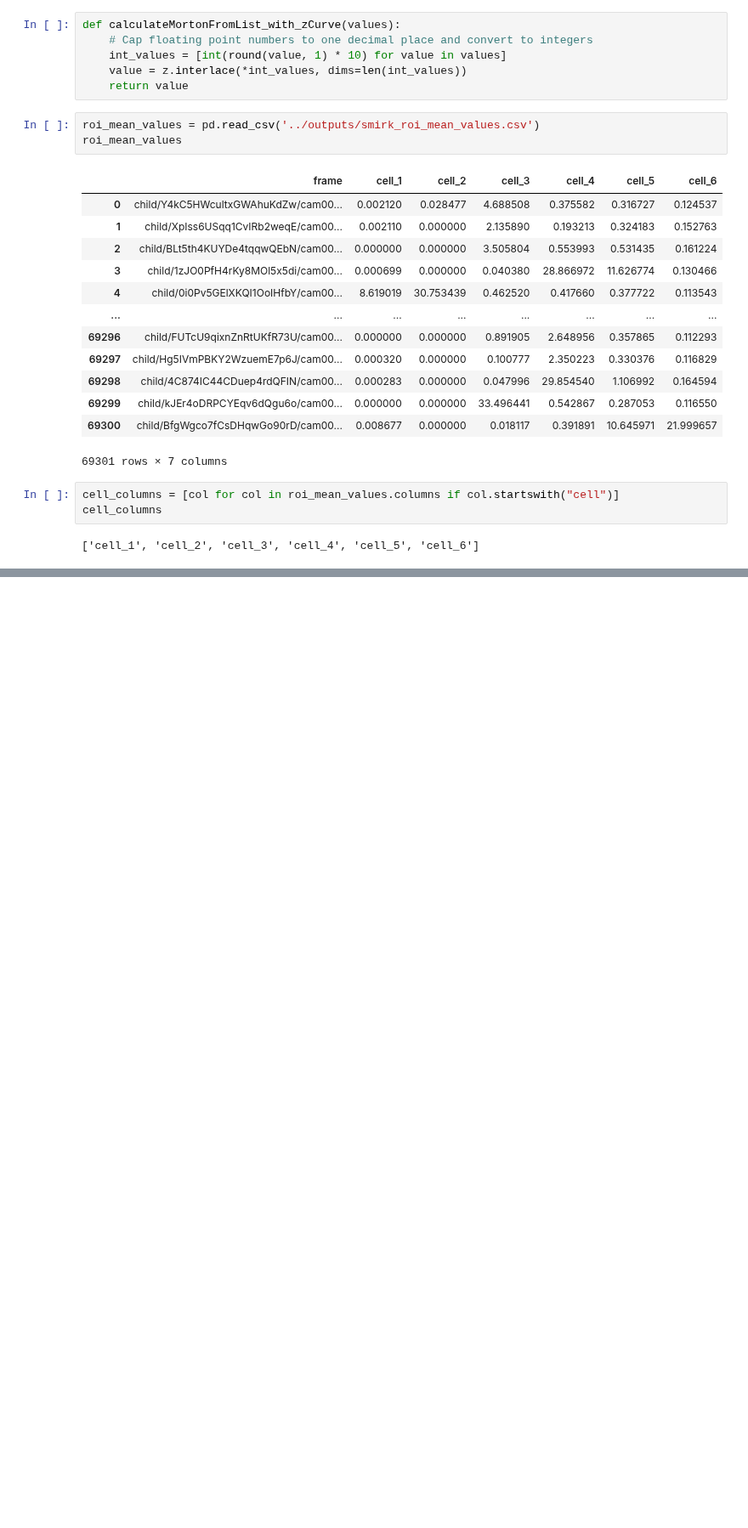
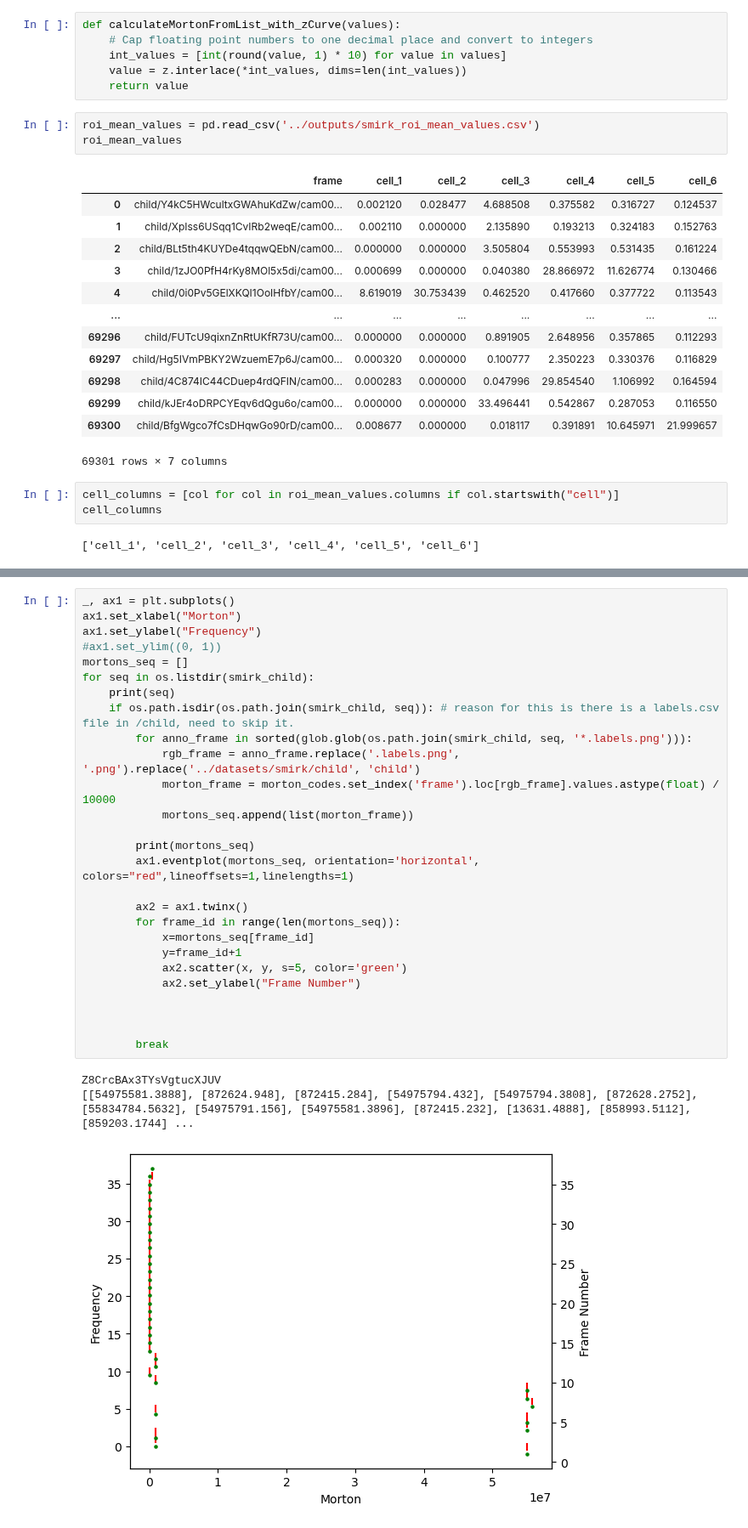
Before and after one commit to Claud1234/PCICF, a Jupyter notebook: ipython/computing_morton_and_plot.ipynb, the cells around one changed output, grey strips where cells are left out. Shown at 85% size. Drawn from its saved outputs; the diff is of its cells as text; blank space fills up the shorter version.

```diff
--- a/ipython/computing_morton_and_plot.ipynb
+++ b/ipython/computing_morton_and_plot.ipynb
@@ -69,0 +148,31 @@ morton_codes.to_csv('../outputs/morton_codes_all.csv', sep=';', index=False)
+# %%
+_, ax1 = plt.subplots()
+ax1.set_xlabel("Morton")
+ax1.set_ylabel("Frequency")
+#ax1.set_ylim((0, 1))
+mortons_seq = []
+for seq in os.listdir(smirk_child):
+    print(seq)
+    if os.path.isdir(os.path.join(smirk_child, seq)): # reason for this is there is a labels.csv file in /child, need to skip it.
+        for anno_frame in sorted(glob.glob(os.path.join(smirk_child, seq, '*.labels.png'))):
+            rgb_frame = anno_frame.replace('.labels.png', '.png').replace('../datasets/smirk/child', 'child')
+            morton_frame = morton_codes.set_index('frame').loc[rgb_frame].values.astype(float) / 10000
+            mortons_seq.append(list(morton_frame))
+
+        print(mortons_seq)
+        ax1.eventplot(mortons_seq, orientation='horizontal', colors="red",lineoffsets=1,linelengths=1)
+
+        ax2 = ax1.twinx()
+        for frame_id in range(len(mortons_seq)):
+            x=mortons_seq[frame_id]
+            y=frame_id+1
+            ax2.scatter(x, y, s=5, color='green')
+            ax2.set_ylabel("Frame Number")
+
+
+
+        break
+# %% [output]
+Z8CrcBAx3TYsVgtucXJUV
+[[54975581.3888], [872624.948], [872415.284], [54975794.432], [54975794.3808], [872628.2752], [55834784.5632], [54975791.156], [54975581.3896], [872415.232], [13631.4888], [858993.5112], [859203.1744] ...
+[figure, added]
```
Also changed, not shown: parts of 15 cells of this notebook, 3 other files.
